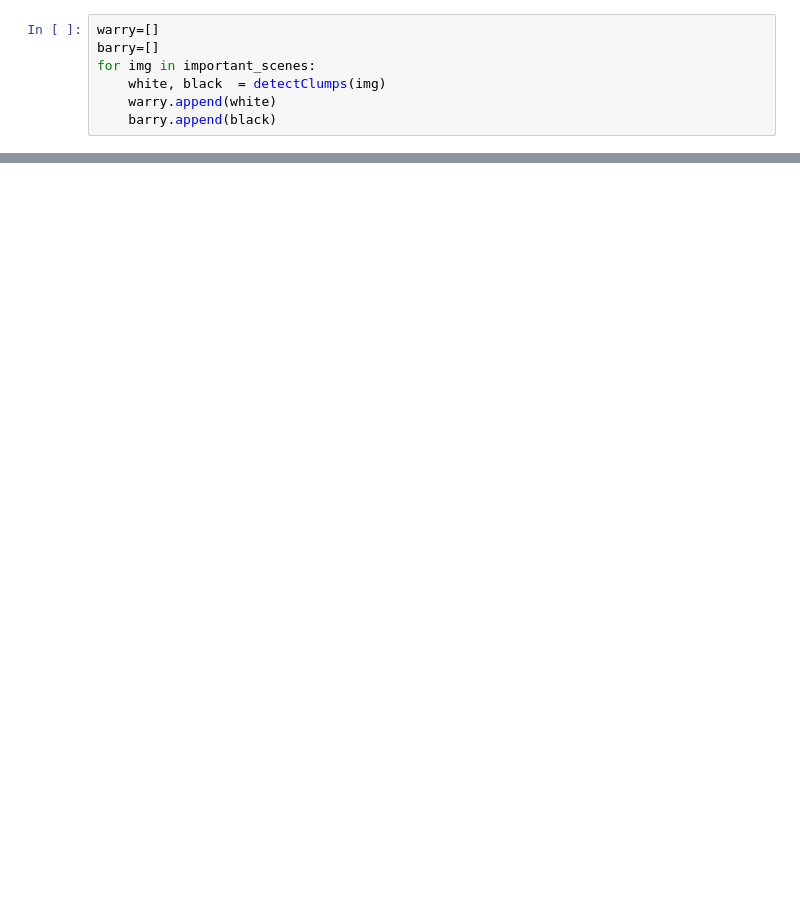
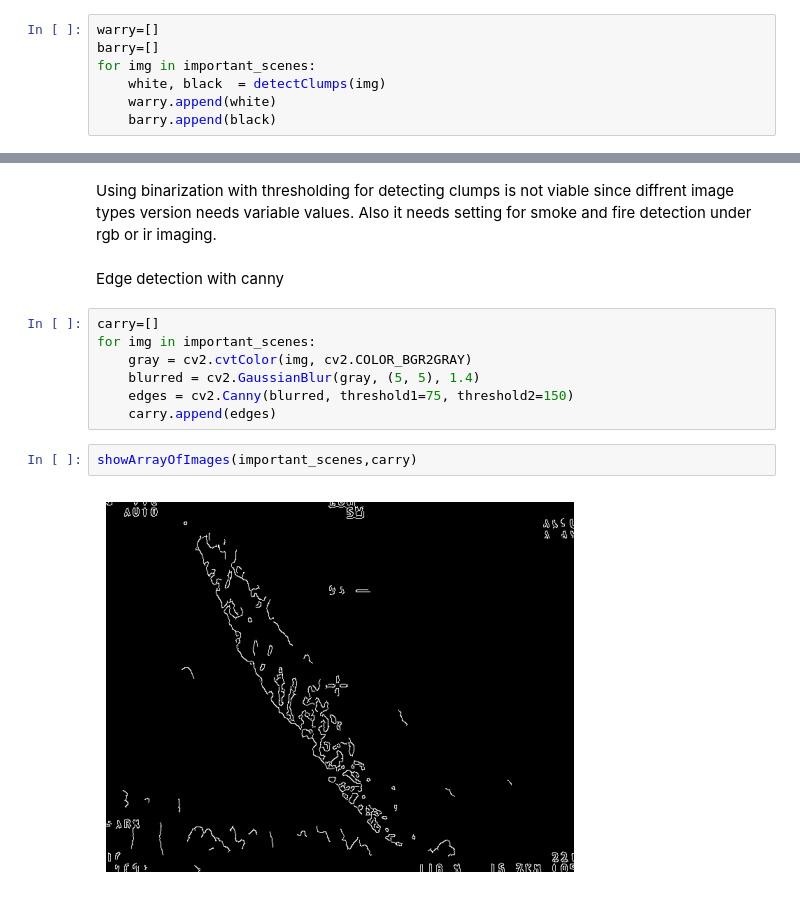
Before and after one commit to onuralpArsln/droneImageFireDetection, a Jupyter notebook: Solution2_ImgProcesing/processor.ipynb, the cells around one changed output, grey strips where cells are left out. Drawn from its saved outputs; the diff is of its cells as text; blank space fills up the shorter version.

```diff
--- a/Solution2_ImgProcesing/processor.ipynb
+++ b/Solution2_ImgProcesing/processor.ipynb
@@ -141,0 +149,15 @@ showArrayOfImages(barry)
+# %% [markdown]
+Using binarization with  thresholding for detecting clumps is not viable since diffrent image types version needs variable values. Also it needs setting for smoke and fire detection under rgb or ir imaging.
+# %% [markdown]
+Edge detection with canny
+# %%
+carry=[]
+for img in important_scenes:
+    gray = cv2.cvtColor(img, cv2.COLOR_BGR2GRAY)
+    blurred = cv2.GaussianBlur(gray, (5, 5), 1.4)
+    edges = cv2.Canny(blurred, threshold1=75, threshold2=150)
+    carry.append(edges)
+# %%
+showArrayOfImages(important_scenes,carry)
+# %% [output]
+[figure, added]
```
Also changed, not shown: parts of 5 cells of this notebook.
